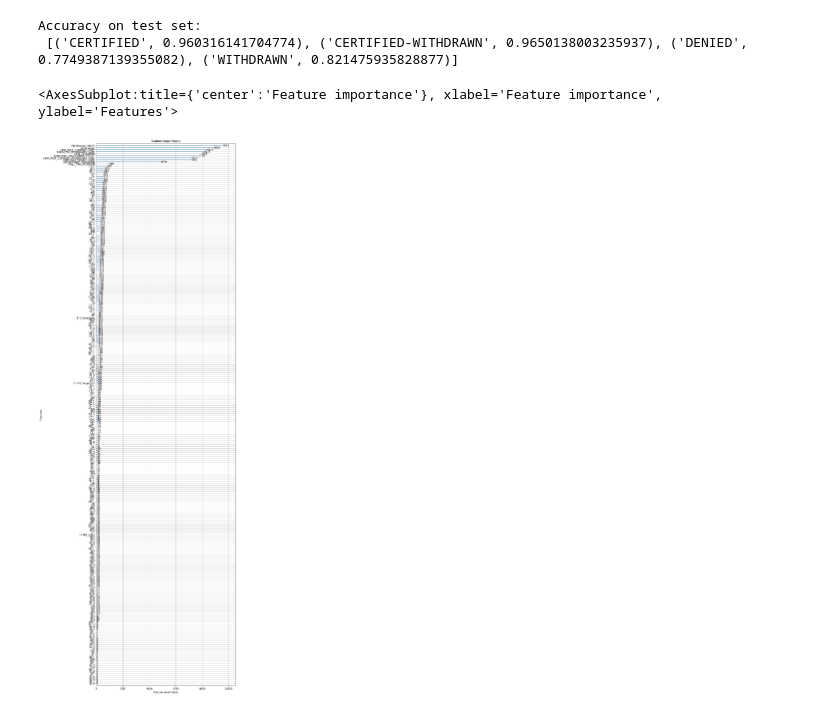
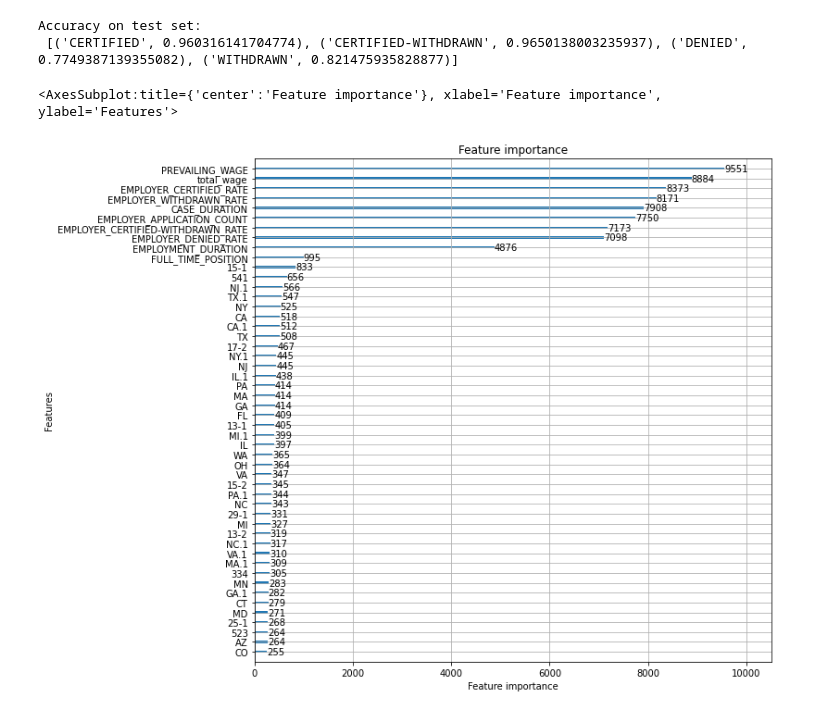
Before and after one commit to benyuan98/PredictH1BVisa, a Jupyter notebook: Codes/LightGBM_ova.ipynb, the cells around one changed output. Drawn from its saved outputs; the diff is of its cells as text; code cells hidden in the pictures.

```diff
--- a/Codes/LightGBM_ova.ipynb
+++ b/Codes/LightGBM_ova.ipynb
@@ -95,10 +95,10 @@ print("Accuracy on test set:\n",list(zip(['CERTIFIED', 'CERTIFIED-WITHDRAWN', 'D
 Accuracy on test set:
  [('CERTIFIED', 0.960316141704774), ('CERTIFIED-WITHDRAWN', 0.9650138003235937), ('DENIED', 0.7749387139355082), ('WITHDRAWN', 0.821475935828877)]
 # %%
-lightgbm.plot_importance(model, figsize=(10, 40))
+lightgbm.plot_importance(model, figsize=(10, 10), max_num_features=50)
 # %% [output]
 <AxesSubplot:title={'center':'Feature importance'}, xlabel='Feature importance', ylabel='Features'>
-[figure, old version]
+[figure, new version]
 # %%
 import pickle
 filename = '../saved_models/ensambledTree_ova.sav'
```
Also changed, not shown: parts of 1 cell of this notebook, 1 other file.
